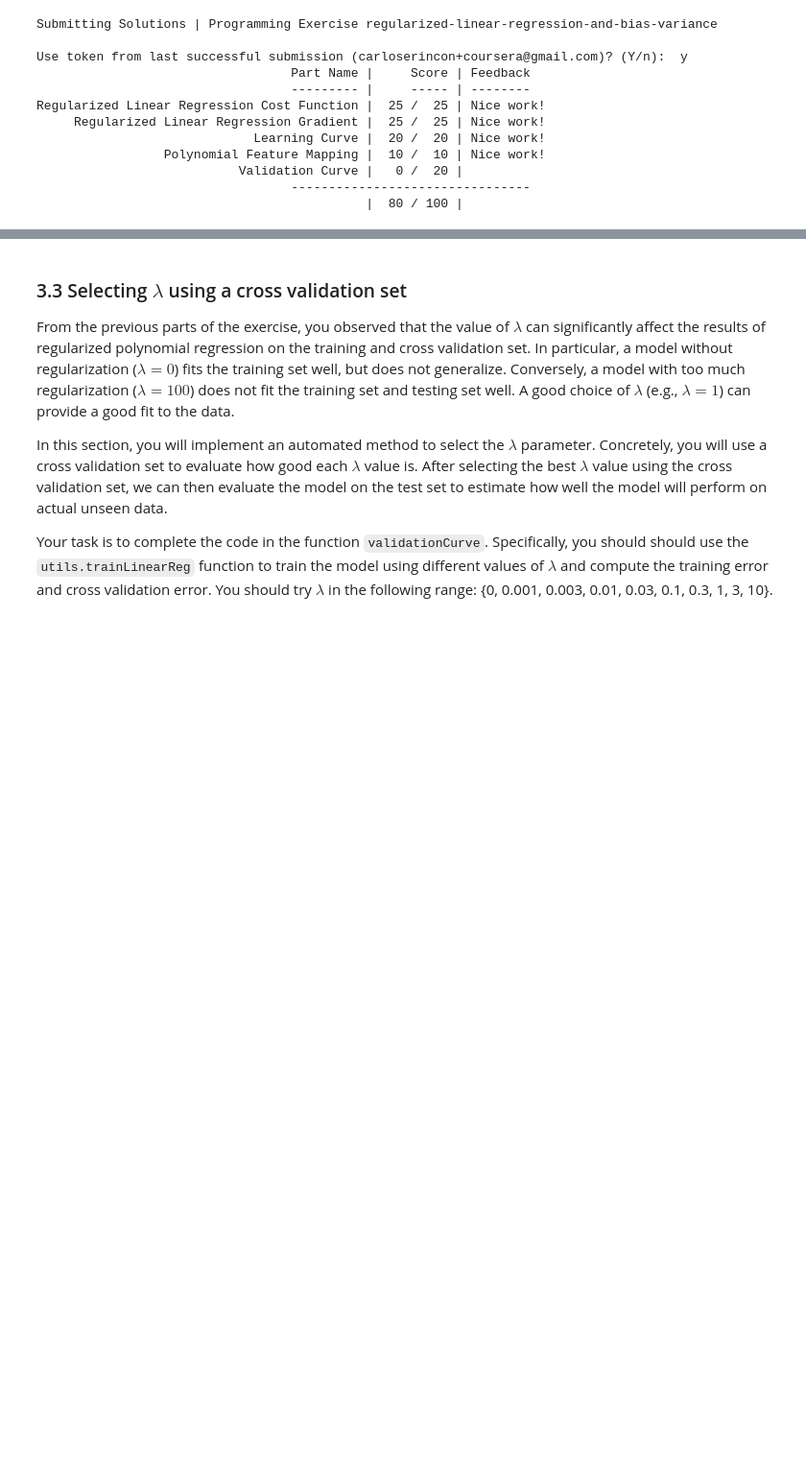
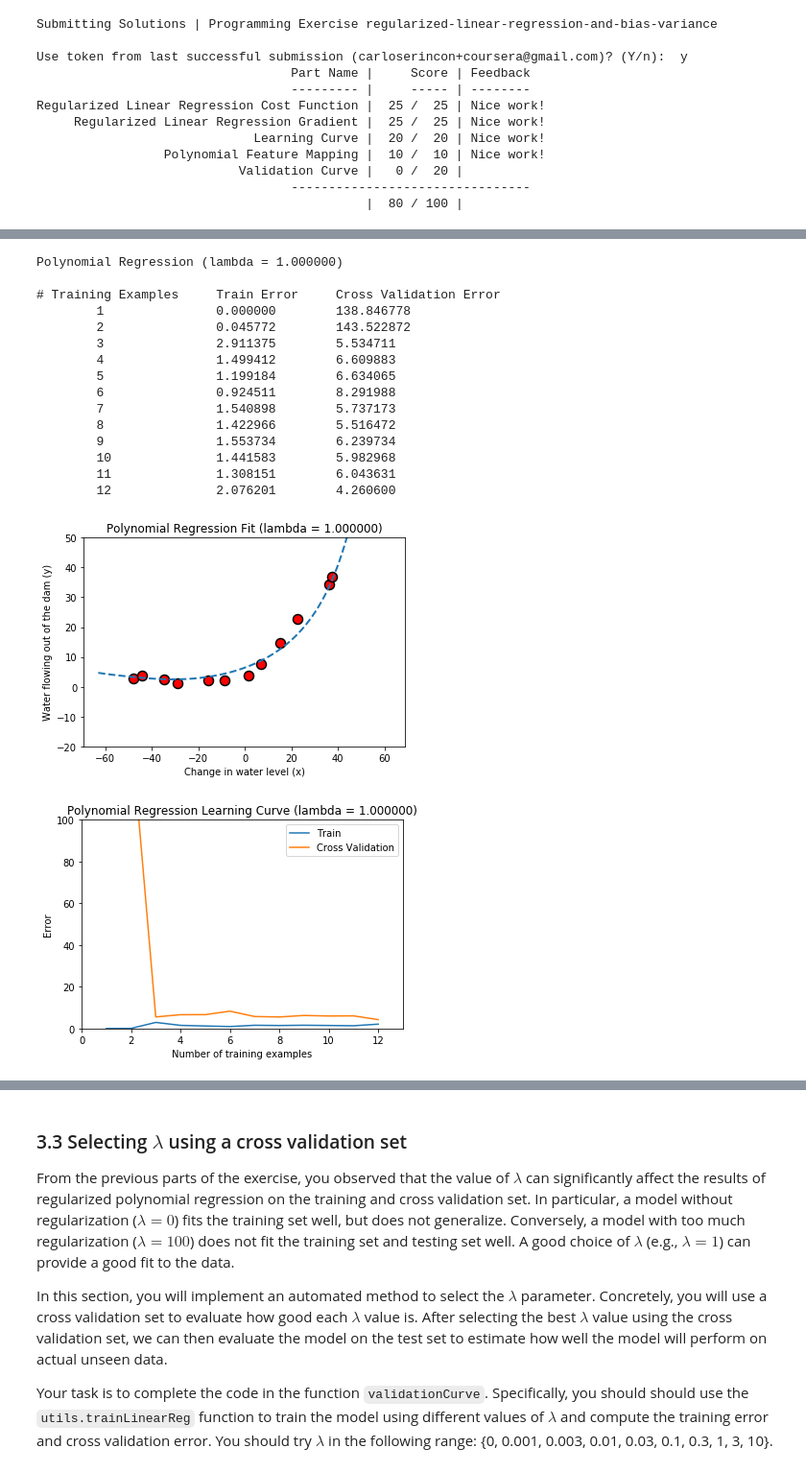
Before and after one commit to charlieitesm/ml-coursera-python-assignments, a Jupyter notebook: Exercise5/exercise5.ipynb, the cells around one changed output, grey strips where cells are left out. Shown at 96% size. Saved outputs shown, nothing was run; the diff lists cells and outputs as text; code cells hidden in the pictures; blank space fills up the shorter version.

Commit message:
E5-Validation Curve-Finish E5

```diff
--- a/Exercise5/exercise5.ipynb
+++ b/Exercise5/exercise5.ipynb
@@ -591,34 +591,52 @@ You should see that the polynomial fit is able to follow the datapoints very wel
 
 To better understand the problems with the unregularized ($\lambda = 0$) model, you can see that the learning curve  shows the same effect where the training error is low, but the cross validation error is high. There is a gap between the training and cross validation errors, indicating a high variance problem.
 # %%
-lambda_ = 0
+lambda_ = 1
 theta = utils.trainLinearReg(linearRegCostFunction, X_poly, y,
                              lambda_=lambda_, maxiter=55)
 
 # Plot training data and fit
 pyplot.plot(X, y, 'ro', ms=10, mew=1.5, mec='k')
 
 utils.plotFit(polyFeatures, np.min(X), np.max(X), mu, sigma, theta, p)
 
 pyplot.xlabel('Change in water level (x)')
 pyplot.ylabel('Water flowing out of the dam (y)')
 pyplot.title('Polynomial Regression Fit (lambda = %f)' % lambda_)
 pyplot.ylim([-20, 50])
 
 pyplot.figure()
 error_train, error_val = learningCurve(X_poly, y, X_poly_val, yval, lambda_)
 pyplot.plot(np.arange(1, 1+m), error_train, np.arange(1, 1+m), error_val)
 
 pyplot.title('Polynomial Regression Learning Curve (lambda = %f)' % lambda_)
 pyplot.xlabel('Number of training examples')
 pyplot.ylabel('Error')
 pyplot.axis([0, 13, 0, 100])
 pyplot.legend(['Train', 'Cross Validation'])
 
 print('Polynomial Regression (lambda = %f)\n' % lambda_)
 print('# Training Examples\tTrain Error\tCross Validation Error')
 for i in range(m):
     print('  \t%d\t\t%f\t%f' % (i+1, error_train[i], error_val[i]))
+# %% [output]
+Polynomial Regression (lambda = 1.000000)
+
+# Training Examples     Train Error     Cross Validation Error
+        1               0.000000        138.846778
+        2               0.045772        143.522872
+        3               2.911375        5.534711
+        4               1.499412        6.609883
+        5               1.199184        6.634065
+        6               0.924511        8.291988
+        7               1.540898        5.737173
+        8               1.422966        5.516472
+        9               1.553734        6.239734
+        10              1.441583        5.982968
+        11              1.308151        6.043631
+        12              2.076201        4.260600
+[figure, added]
+[figure, added]
 # %% [markdown]
 One way to combat the overfitting (high-variance) problem is to add regularization to the model. In the next section, you will get to  try different $\lambda$ parameters to see how regularization can lead to a better model.
 
```
Also changed, not shown: parts of 4 cells of this notebook.
